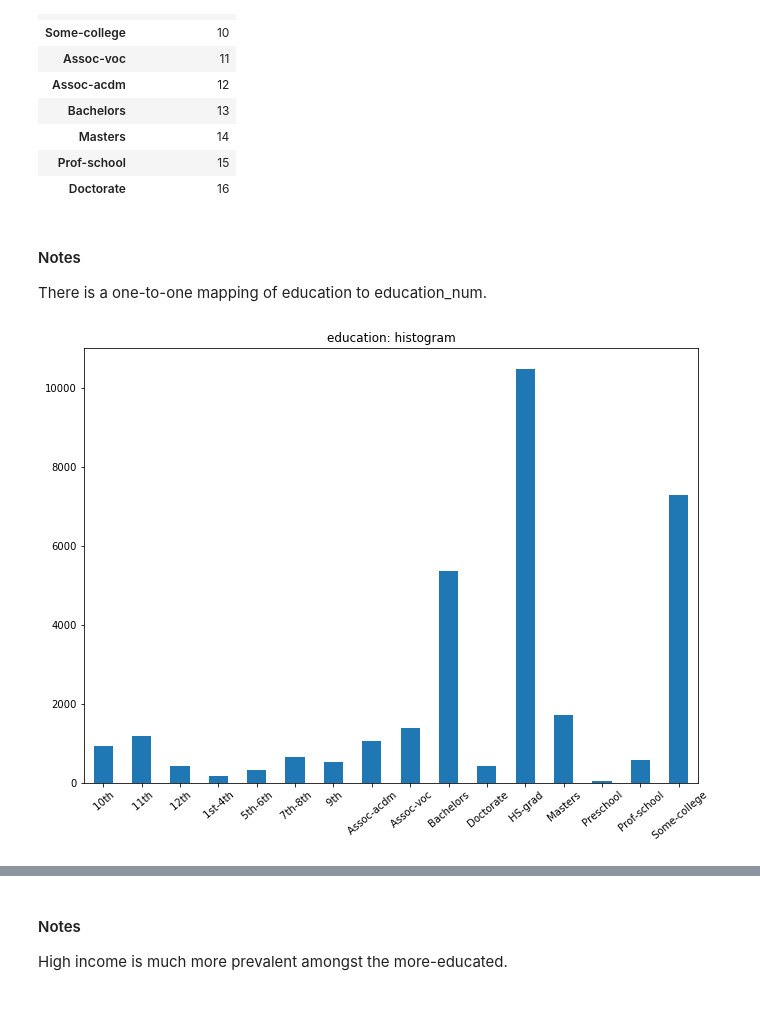
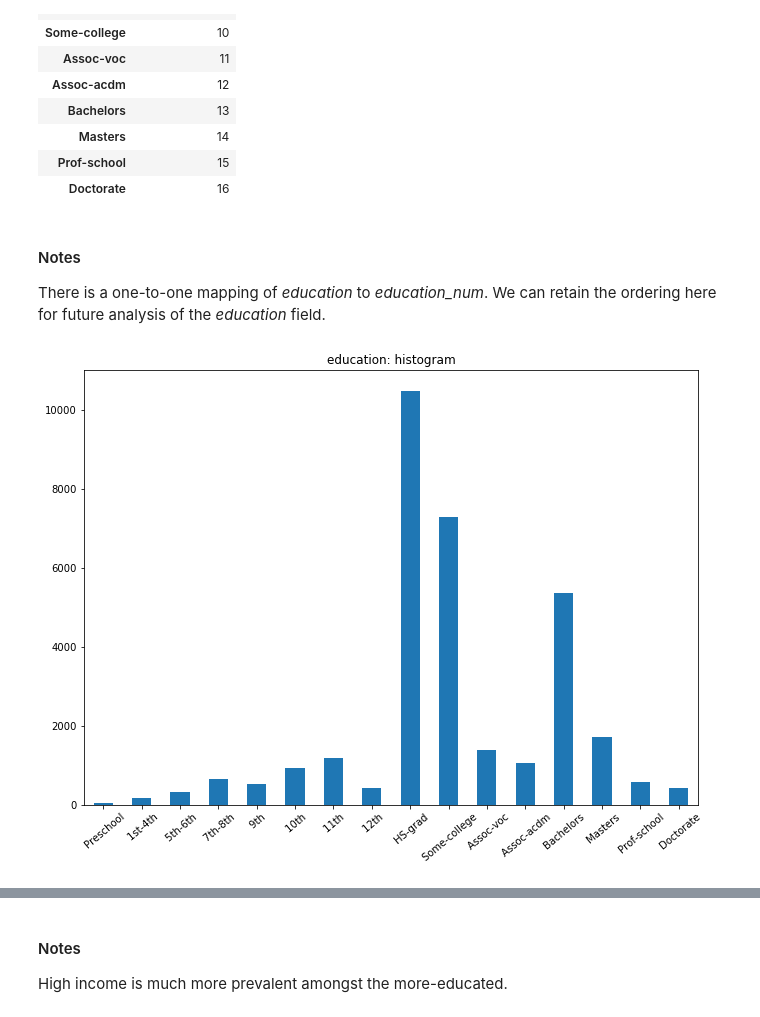
Before and after one commit to lermana/indoorplants, a Jupyter notebook: indoorplants/notebooks/census_data_analysis.ipynb, the cells around one changed output, grey strips where cells are left out. Drawn from its saved outputs; the diff is of its cells as text; code cells hidden in the pictures.

Commit message:
updates to notebook; fixes in curves.py imports

```diff
--- a/indoorplants/notebooks/census_data_analysis.ipynb
+++ b/indoorplants/notebooks/census_data_analysis.ipynb
@@ -153,4 +151,4 @@ native_country    0
 over_fifty_k      0
 dtype: int64
 # %%
-table = table[~table.index.isin((32561,))]
+table = table[~table.index.isin((32561,))].reset_index(drop=True)
@@ -157,2 +176,6 @@ table = table[~table.index.isin((32561,))]
+# %%
+int_cols = ['age', 'fnlwgt', 'capital_gain', 'capital_loss', 'hours_per_week']
+# %%
+table.loc[:, int_cols] = table.loc[:, int_cols].astype(int)
 # %% [markdown]
 ### Set up response column
@@ -260,13 +292,17 @@ ed.sort_values('education_num')
 # %% [markdown]
 #### Notes
 
-There is a one-to-one mapping of education to education_num.
+There is a one-to-one mapping of *education* to *education_num*. We can retain the ordering here for future analysis of the *education* field.
+# %%
+table.education = pd.Categorical(table.education,
+                                 ed.sort_values('education_num').index)
 # %%
-ax = table['education'].value_counts().sort_index(
-                        ).plot.bar(figsize=(11, 8), rot=40)
+ax = table['education'].value_counts(
+                      ).sort_index(
+                      ).plot.bar(figsize=(11, 8), rot=40)
 ax.title.set_text('education: histogram')
 # %% [output]
-[figure, old version]
+[figure, new version]
 # %%
 exploratory.feature_hist_by_class(table, 'over_fifty_k',
                                   'education', rot=40)
```
Also changed, not shown: parts of 73 cells of this notebook, 2 other files.
